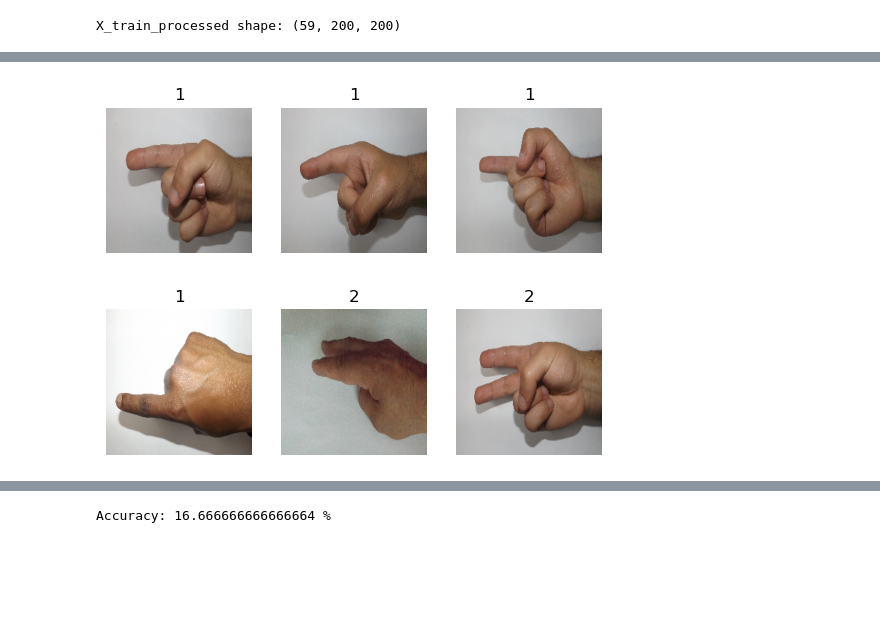
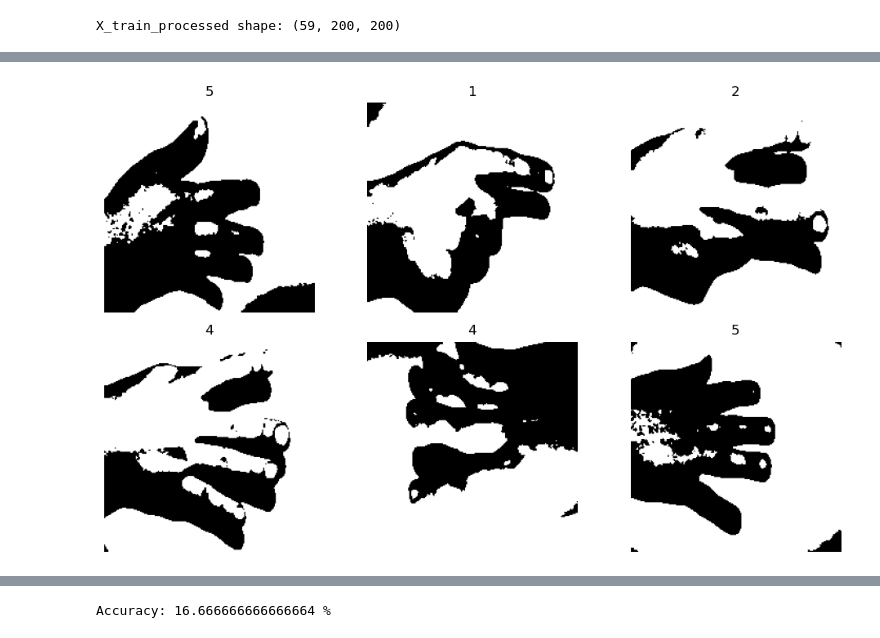
Before and after one commit to Omar-Al-Sharif/Sign-Language-Recognition, a Jupyter notebook: PreProcess.ipynb, the cells around one changed output, grey strips where cells are left out. Drawn from its saved outputs; the diff is of its cells as text; code cells hidden in the pictures; blank space fills up the shorter version.

```diff
--- a/PreProcess.ipynb
+++ b/PreProcess.ipynb
@@ -200,10 +121,3 @@ X_train_processed = np.array(X_train_processed)
 print('X_train_processed shape:', X_train_processed.shape)
 # %% [output]
 X_train_processed shape: (59, 200, 200)
-# %%
-# Visualize the preprocessed images
-for i in range(0, 6):
-    plt.subplot(2, 3, i + 1)
-    plt.imshow(X_train_processed[i+6], cmap='gray')
-    plt.title(label_names[y_train[i+6]])
-    plt.axis('off')
@@ -212,8 +123,0 @@ for i in range(0, 6):
-# %%
-for i in range(0, 6):
-    plt.subplot(2, 3, i + 1)
-    plt.imshow(X_train[i+6], cmap='gray')
-    plt.title(label_names[y_train[i+6]])
-    plt.axis('off')
-# %% [output]
-[figure, removed]
@@ -223,0 +124,20 @@ for i in range(0, 6):
+# %%
+# Create a subplot with 2 rows and 3 columns
+fig, axes = plt.subplots(2, 3, figsize=(10, 6))
+
+# Flatten the axes array to iterate over subplots
+axes = axes.flatten()
+
+random_indices=[]
+# Display the images
+for i in range(6):
+    random_index = random.randint(0, X_train.shape[0]-1)
+    random_indices.append(random_index)
+    axes[i].imshow(X_train_processed[random_index], cmap='gray')
+    axes[i].set_title(label_names[y_train[random_index]])
+    axes[i].axis('off')
+
+plt.tight_layout()  # Adjust the spacing between subplots
+plt.show()
+# %% [output]
+[figure, added]
```
Also changed, not shown: parts of 9 cells of this notebook.
